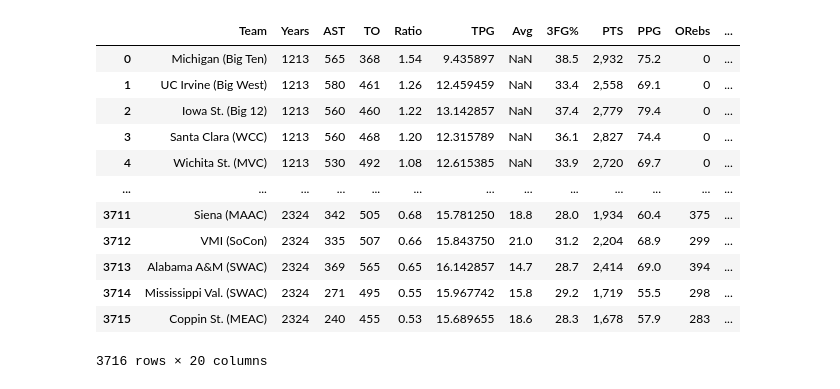
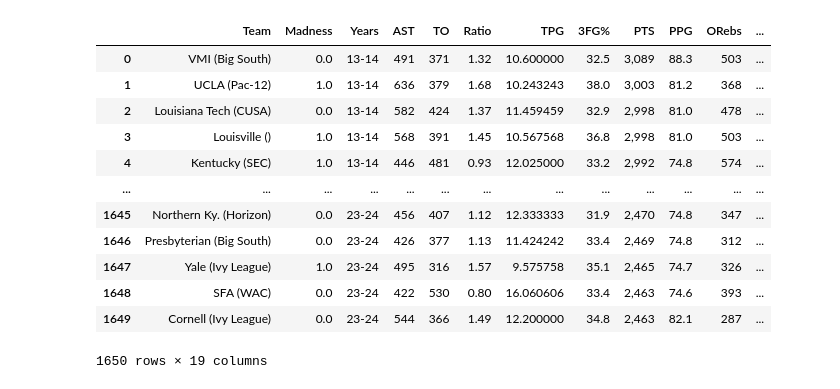
Before and after one commit to Musiholic/NCAA-March-Madness, a Jupyter notebook: learning.ipynb, the cells around one changed output. Saved outputs shown, nothing was run; the diff lists cells and outputs as text; code cells hidden in the pictures.

```diff
--- a/learning.ipynb
+++ b/learning.ipynb
@@ -8,23 +8,23 @@ from sklearn.model_selection import train_test_split
 from sklearn.linear_model import LogisticRegression
 # %%
 # read in files
-super_data_df = pd.read_csv("Resources/super_data.csv")
+super_data_df = pd.read_csv("Resources/madness_label.csv")
 
 super_data_df
 # %% [output]
-|  | Team | Years | AST | TO | Ratio | TPG | Avg | 3FG% | PTS | PPG | ORebs | ... |
-| 0 | Michigan (Big Ten) | 1213 | 565 | 368 | 1.54 | 9.435897 | NaN | 38.5 | 2,932 | 75.2 | 0 | ... |
-| 1 | UC Irvine (Big West) | 1213 | 580 | 461 | 1.26 | 12.459459 | NaN | 33.4 | 2,558 | 69.1 | 0 | ... |
-| 2 | Iowa St. (Big 12) | 1213 | 560 | 460 | 1.22 | 13.142857 | NaN | 37.4 | 2,779 | 79.4 | 0 | ... |
-| 3 | Santa Clara (WCC) | 1213 | 560 | 468 | 1.20 | 12.315789 | NaN | 36.1 | 2,827 | 74.4 | 0 | ... |
-| 4 | Wichita St. (MVC) | 1213 | 530 | 492 | 1.08 | 12.615385 | NaN | 33.9 | 2,720 | 69.7 | 0 | ... |
+|  | Team | Madness | Years | AST | TO | Ratio | TPG | 3FG% | PTS | PPG | ORebs | ... |
+| 0 | VMI (Big South) | 0.0 | 13-14 | 491 | 371 | 1.32 | 10.600000 | 32.5 | 3,089 | 88.3 | 503 | ... |
+| 1 | UCLA (Pac-12) | 1.0 | 13-14 | 636 | 379 | 1.68 | 10.243243 | 38.0 | 3,003 | 81.2 | 368 | ... |
+| 2 | Louisiana Tech (CUSA) | 0.0 | 13-14 | 582 | 424 | 1.37 | 11.459459 | 32.9 | 2,998 | 81.0 | 478 | ... |
+| 3 | Louisville () | 1.0 | 13-14 | 568 | 391 | 1.45 | 10.567568 | 36.8 | 2,998 | 81.0 | 503 | ... |
+| 4 | Kentucky (SEC) | 1.0 | 13-14 | 446 | 481 | 0.93 | 12.025000 | 33.2 | 2,992 | 74.8 | 574 | ... |
 | ... | ... | ... | ... | ... | ... | ... | ... | ... | ... | ... | ... | ... |
-| 3711 | Siena (MAAC) | 2324 | 342 | 505 | 0.68 | 15.781250 | 18.8 | 28.0 | 1,934 | 60.4 | 375 | ... |
-| 3712 | VMI (SoCon) | 2324 | 335 | 507 | 0.66 | 15.843750 | 21.0 | 31.2 | 2,204 | 68.9 | 299 | ... |
-| 3713 | Alabama A&M (SWAC) | 2324 | 369 | 565 | 0.65 | 16.142857 | 14.7 | 28.7 | 2,414 | 69.0 | 394 | ... |
-| 3714 | Mississippi Val. (SWAC) | 2324 | 271 | 495 | 0.55 | 15.967742 | 15.8 | 29.2 | 1,719 | 55.5 | 298 | ... |
-| 3715 | Coppin St. (MEAC) | 2324 | 240 | 455 | 0.53 | 15.689655 | 18.6 | 28.3 | 1,678 | 57.9 | 283 | ... |
+| 1645 | Northern Ky. (Horizon) | 0.0 | 23-24 | 456 | 407 | 1.12 | 12.333333 | 31.9 | 2,470 | 74.8 | 347 | ... |
+| 1646 | Presbyterian (Big South) | 0.0 | 23-24 | 426 | 377 | 1.13 | 11.424242 | 33.4 | 2,469 | 74.8 | 312 | ... |
+| 1647 | Yale (Ivy League) | 1.0 | 23-24 | 495 | 316 | 1.57 | 9.575758 | 35.1 | 2,465 | 74.7 | 326 | ... |
+| 1648 | SFA (WAC) | 0.0 | 23-24 | 422 | 530 | 0.80 | 16.060606 | 33.4 | 2,463 | 74.6 | 393 | ... |
+| 1649 | Cornell (Ivy League) | 0.0 | 23-24 | 544 | 366 | 1.49 | 12.200000 | 34.8 | 2,463 | 82.1 | 287 | ... |
-3716 rows × 20 columns
+1650 rows × 19 columns
 # %%
 #seperate the x and y variables
 
```
Also changed, not shown: parts of 20 cells of this notebook, 32 other files.
